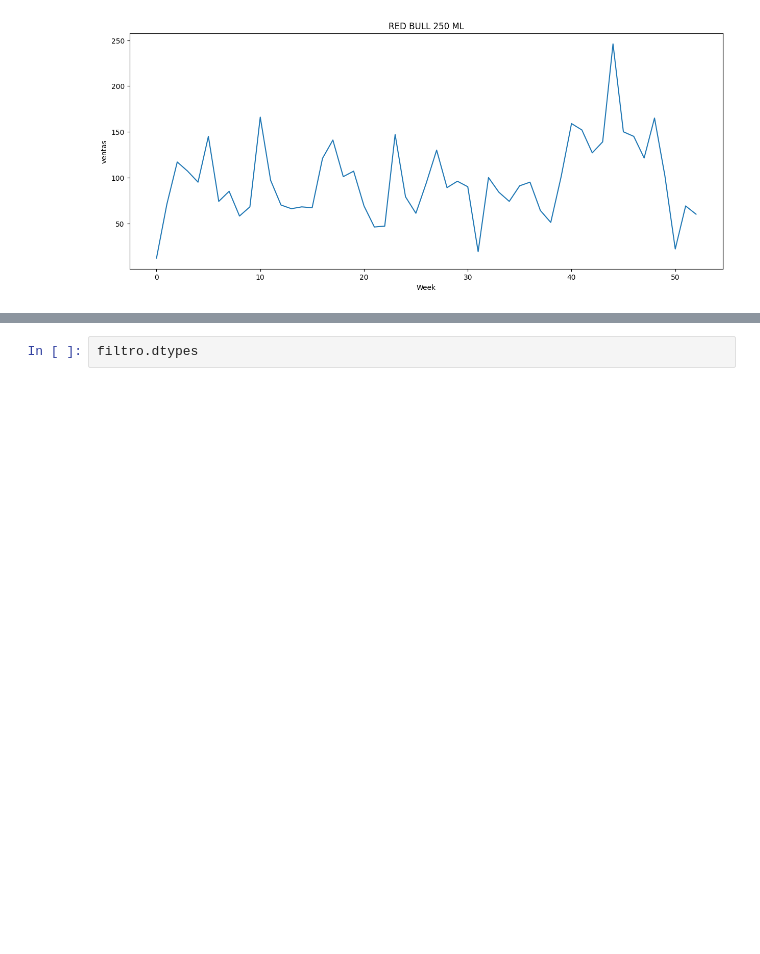
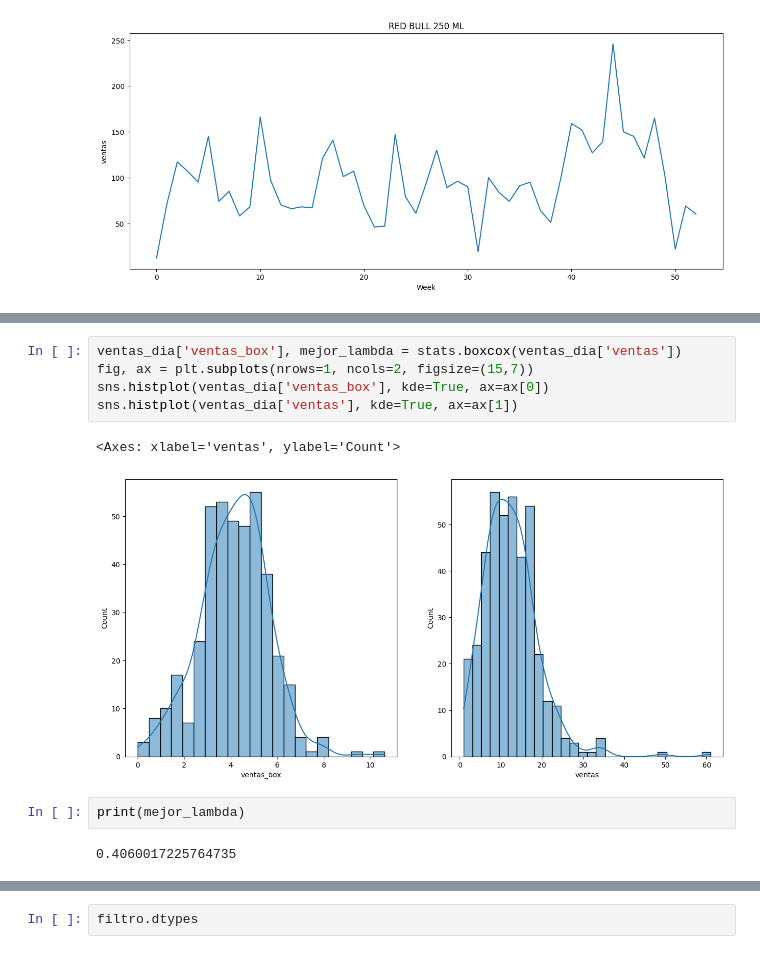
Before and after one commit to darwin1k/MiniMarket, a Jupyter notebook: EdaInitial.ipynb, the cells around one changed output, grey strips where cells are left out. Saved outputs shown, nothing was run; the diff lists cells and outputs as text; blank space fills up the shorter version.

```diff
--- a/EdaInitial.ipynb
+++ b/EdaInitial.ipynb
@@ -496,0 +532,12 @@ Text(0.5, 1.0, 'RED BULL 250 ML')
+# %%
+ventas_dia['ventas_box'], mejor_lambda = stats.boxcox(ventas_dia['ventas'])
+fig, ax = plt.subplots(nrows=1, ncols=2, figsize=(15,7))
+sns.histplot(ventas_dia['ventas_box'], kde=True, ax=ax[0])
+sns.histplot(ventas_dia['ventas'], kde=True, ax=ax[1])
+# %% [output]
+<Axes: xlabel='ventas', ylabel='Count'>
+[figure, added]
+# %%
+print(mejor_lambda)
+# %% [output]
+0.4060017225764735
```
Also changed, not shown: parts of 13 cells of this notebook.
